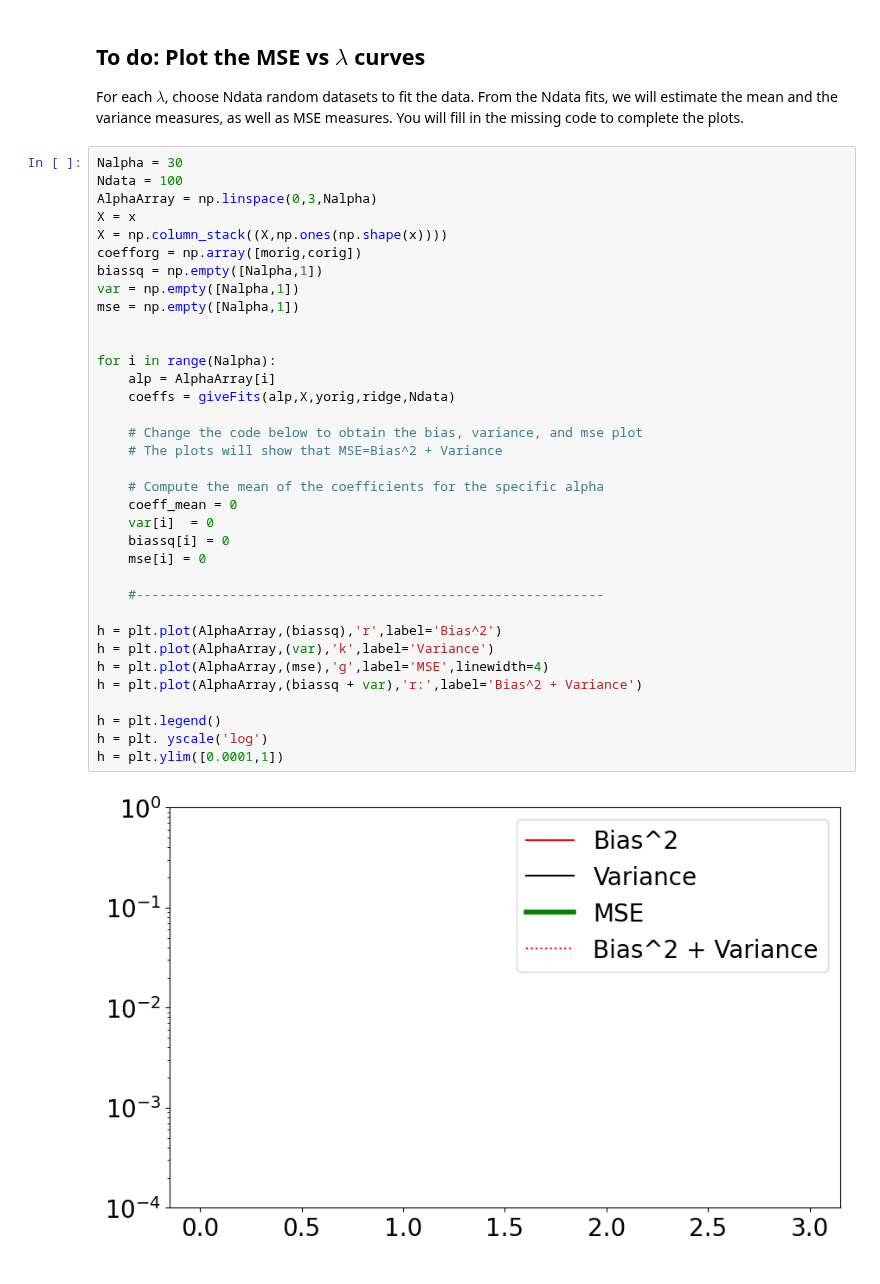
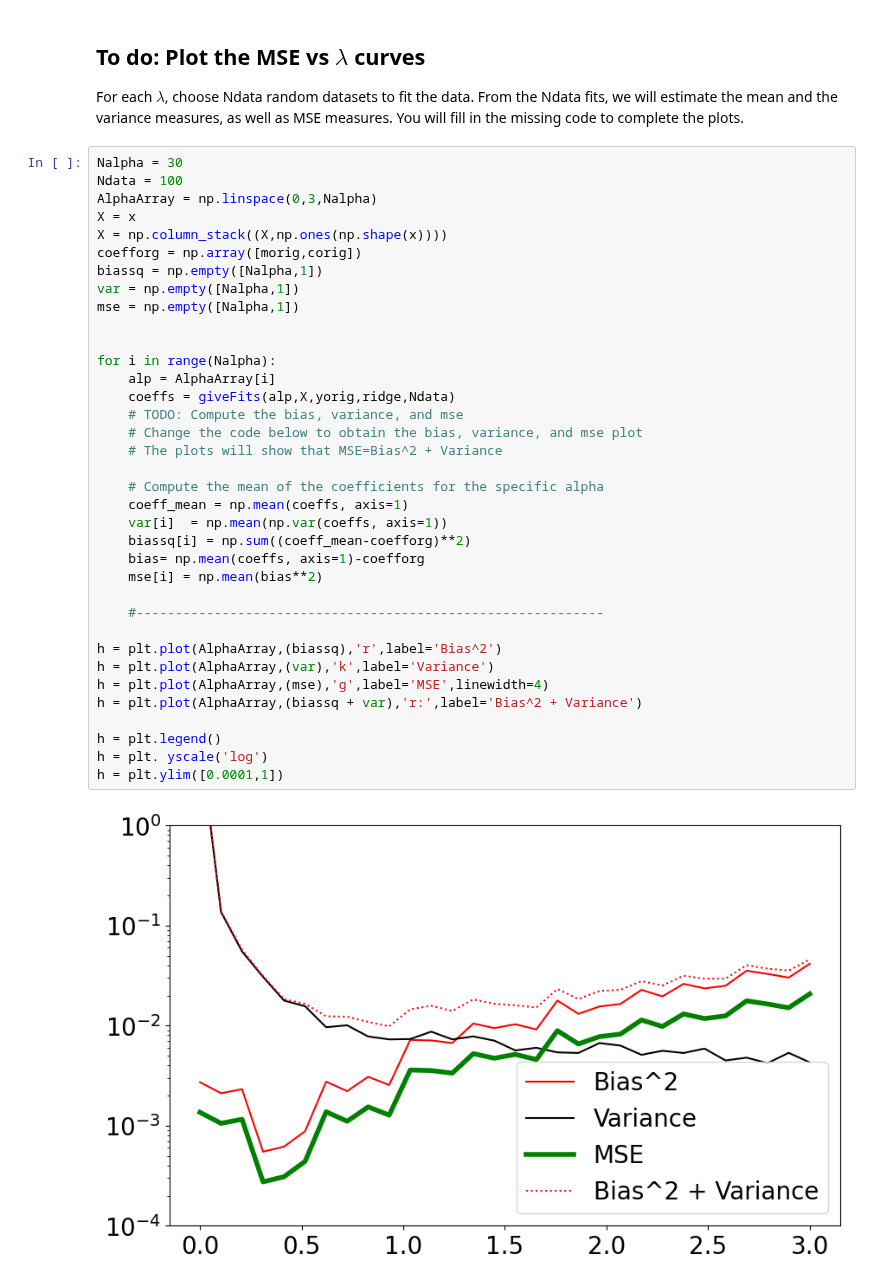
Before and after one commit to aezouhri/Machine_Learning, a Jupyter notebook: Mini Assignment 7/ma07-bias_variance.ipynb, the cells around one changed output. Saved outputs shown, nothing was run; the diff lists cells and outputs as text.

Commit message:
Completed ma07-bias variance

```diff
--- a/Mini Assignment 7/ma07-bias_variance.ipynb
+++ b/Mini Assignment 7/ma07-bias_variance.ipynb
@@ -125,36 +125,37 @@ For each $\lambda$, choose Ndata random datasets to fit the data. From the Ndata
 Nalpha = 30
 Ndata = 100
 AlphaArray = np.linspace(0,3,Nalpha)
 X = x
 X = np.column_stack((X,np.ones(np.shape(x))))
 coefforg = np.array([morig,corig])
 biassq = np.empty([Nalpha,1])
 var = np.empty([Nalpha,1])
 mse = np.empty([Nalpha,1])
 
 
 for i in range(Nalpha):
     alp = AlphaArray[i]
     coeffs = giveFits(alp,X,yorig,ridge,Ndata)
-
+    # TODO: Compute the bias, variance, and mse
     # Change the code below to obtain the bias, variance, and mse plot
     # The plots will show that MSE=Bias^2 + Variance
 
     # Compute the mean of the coefficients for the specific alpha
-    coeff_mean = 0
-    var[i]  = 0
-    biassq[i] = 0
-    mse[i] = 0
+    coeff_mean = np.mean(coeffs, axis=1)
+    var[i]  = np.mean(np.var(coeffs, axis=1))
+    biassq[i] = np.sum((coeff_mean-coefforg)**2)
+    bias= np.mean(coeffs, axis=1)-coefforg
+    mse[i] = np.mean(bias**2)
 
     #------------------------------------------------------------
 
 h = plt.plot(AlphaArray,(biassq),'r',label='Bias^2')
 h = plt.plot(AlphaArray,(var),'k',label='Variance')
 h = plt.plot(AlphaArray,(mse),'g',label='MSE',linewidth=4)
 h = plt.plot(AlphaArray,(biassq + var),'r:',label='Bias^2 + Variance')
 
 h = plt.legend()
 h = plt. yscale('log')
 h = plt.ylim([0.0001,1])
 # %% [output]
-[figure, old version]
+[figure, new version]
```
Also changed, not shown: parts of 2 cells of this notebook.
